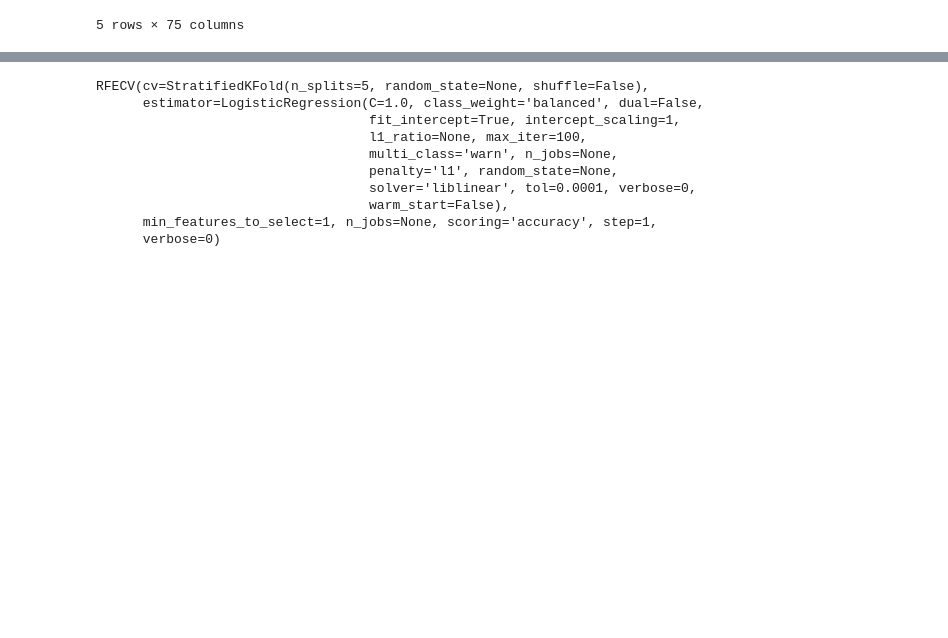
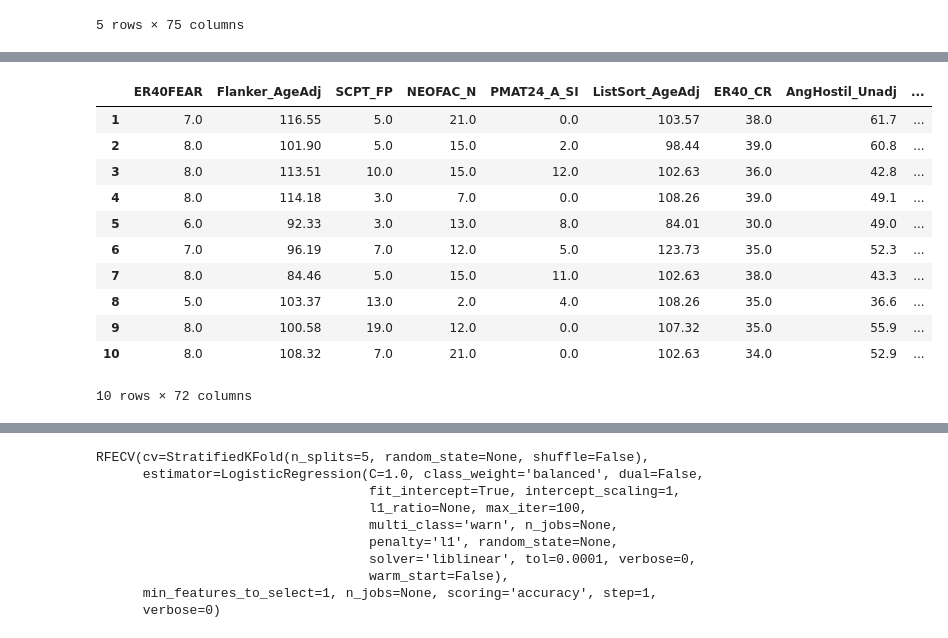
Before and after one commit to GersonGuercio/hcp_psychiatric_phenotyping, a Jupyter notebook: RFECV-no_gender.ipynb, the cells around one changed output, grey strips where cells are left out. Drawn from its saved outputs; the diff is of its cells as text; code cells hidden in the pictures; blank space fills up the shorter version.

```diff
--- a/RFECV-no_gender.ipynb
+++ b/RFECV-no_gender.ipynb
@@ -56,3 +74,18 @@ print(cols_to_encode)
+# %%
+X.loc[1:10,cols_to_scale]
+# %% [output]
+|  | ER40FEAR | Flanker_AgeAdj | SCPT_FP | NEOFAC_N | PMAT24_A_SI | ListSort_AgeAdj | ER40_CR | AngHostil_Unadj | ... |
+| 1 | 7.0 | 116.55 | 5.0 | 21.0 | 0.0 | 103.57 | 38.0 | 61.7 | ... |
+| 2 | 8.0 | 101.90 | 5.0 | 15.0 | 2.0 | 98.44 | 39.0 | 60.8 | ... |
+| 3 | 8.0 | 113.51 | 10.0 | 15.0 | 12.0 | 102.63 | 36.0 | 42.8 | ... |
+| 4 | 8.0 | 114.18 | 3.0 | 7.0 | 0.0 | 108.26 | 39.0 | 49.1 | ... |
+| 5 | 6.0 | 92.33 | 3.0 | 13.0 | 8.0 | 84.01 | 30.0 | 49.0 | ... |
+| 6 | 7.0 | 96.19 | 7.0 | 12.0 | 5.0 | 123.73 | 35.0 | 52.3 | ... |
+| 7 | 8.0 | 84.46 | 5.0 | 15.0 | 11.0 | 102.63 | 38.0 | 43.3 | ... |
+| 8 | 5.0 | 103.37 | 13.0 | 2.0 | 4.0 | 108.26 | 35.0 | 36.6 | ... |
+| 9 | 8.0 | 100.58 | 19.0 | 12.0 | 0.0 | 107.32 | 35.0 | 55.9 | ... |
+| 10 | 8.0 | 108.32 | 7.0 | 21.0 | 0.0 | 102.63 | 34.0 | 52.9 | ... |
+10 rows × 72 columns
 # %%
 scaler = StandardScaler()
 # ohe = OneHotEncoder(sparse = False)
```
Also changed, not shown: parts of 21 cells of this notebook.
